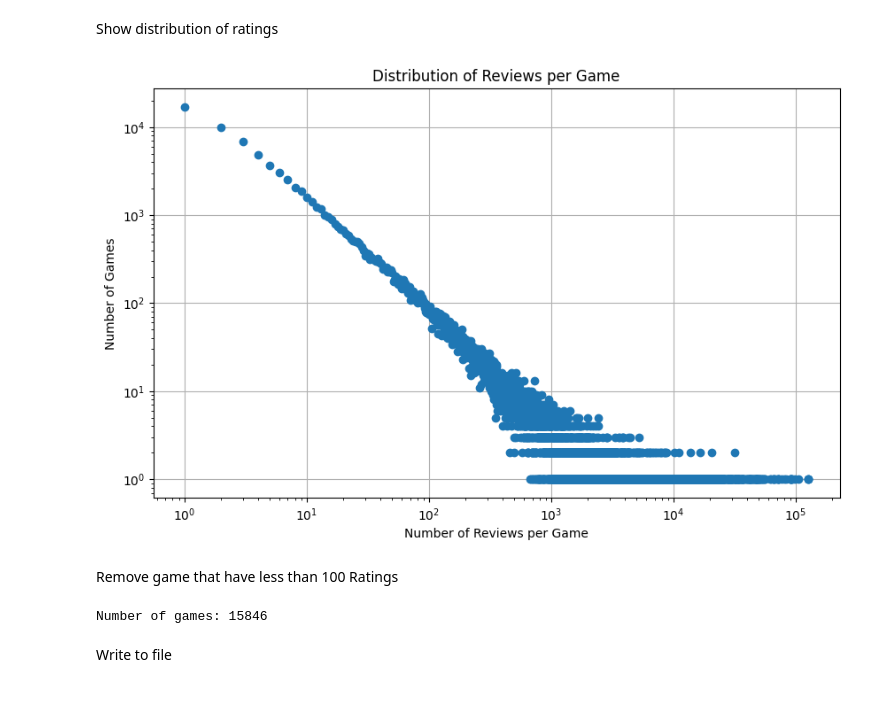
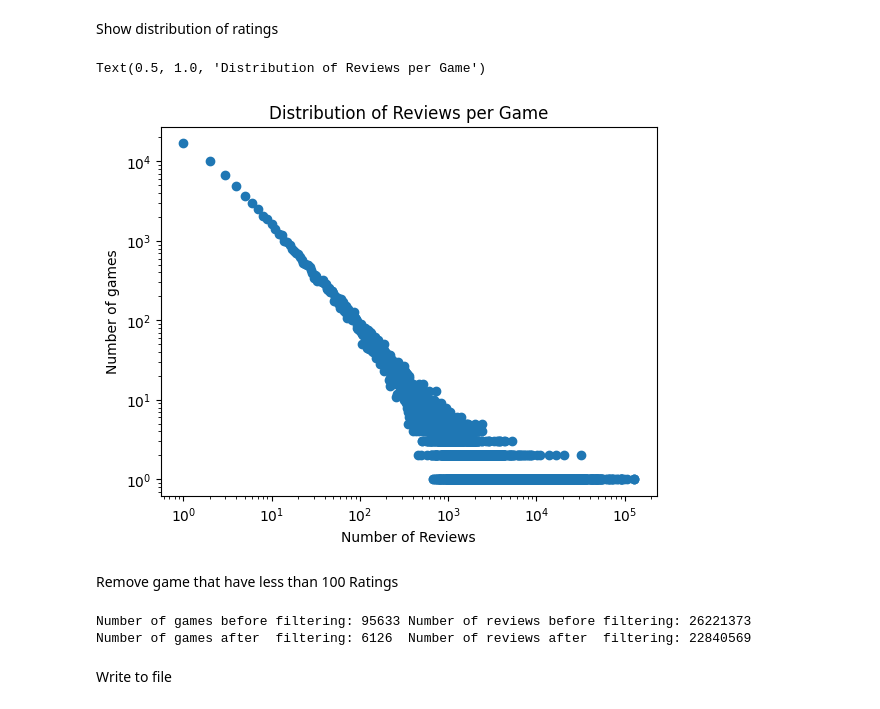
Before and after one commit to Toucan4Life/python-bgg, a Jupyter notebook: notebooks/extract data.ipynb, the cells around one changed output. Cells and saved outputs as stored; diff of their text form; code cells hidden in the pictures.

```diff
--- a/notebooks/extract data.ipynb
+++ b/notebooks/extract data.ipynb
@@ -78,37 +99,46 @@ print(extreme_raters_count.sort_values(by='extreme_rating_count', ascending=Fals
 Show distribution of ratings
 # %%
 import matplotlib.pyplot as plt
+import numpy as np
 
 # Count the number of reviews for each game
 game_review_counts = df_cleaned['bgg_id'].value_counts()
 
 # Count how many games have a specific number of reviews
-review_distribution = game_review_counts.value_counts().sort_index()
+x = game_review_counts.value_counts().sort_index()
 
-# Plot the graph
-plt.figure(figsize=(10, 6))
-plt.loglog(review_distribution.index, review_distribution.values, marker='o', linestyle='None')
+plt.loglog(x,'o')
+plt.xlabel('Number of Reviews')
+plt.ylabel('Number of games')
 plt.title('Distribution of Reviews per Game')
-plt.xlabel('Number of Reviews per Game')
-plt.ylabel('Number of Games')
-plt.grid()
-plt.show()
 # %% [output]
+Text(0.5, 1.0, 'Distribution of Reviews per Game')
-[figure, old version]
+[figure, new version]
 # %% [markdown]
 Remove game that have less than 100 Ratings
 # %%
+print("Number of games before filtering:", df_cleaned['bgg_id'].nunique(),"Number of reviews before filtering:", df_cleaned.shape[0])
+# Count reviews per user
+user_counts = df_cleaned['bgg_user_name'].value_counts()
+
+# Get users with more than 1 review
+users_to_keep = user_counts[user_counts > 1].index
+
+# Remove reviews made by users with only one review
+df_cleaned_filtered = df_cleaned[df_cleaned['bgg_user_name'].isin(users_to_keep)]
+
 # Count the number of ratings per game
-game_counts = df_cleaned['bgg_id'].value_counts()
+game_counts = df_cleaned_filtered['bgg_id'].value_counts()
 
 # Select games with at least 100 ratings
-games_to_keep = game_counts[game_counts >= 100].index
+games_to_keep = game_counts[game_counts >= 500].index
 
 # Filter the DataFrame to keep only these games
-df_cleaned_with_threshold = df_cleaned[df_cleaned['bgg_id'].isin(games_to_keep)]
-print("Number of games:", df_cleaned_with_threshold['bgg_id'].nunique())
+df_cleaned_with_threshold = df_cleaned_filtered[df_cleaned_filtered['bgg_id'].isin(games_to_keep)]
+print("Number of games after  filtering:", df_cleaned_with_threshold['bgg_id'].nunique()," Number of reviews after  filtering:", df_cleaned_with_threshold.shape[0])
 # %% [output]
-Number of games: 15846
+Number of games before filtering: 95633 Number of reviews before filtering: 26221373
+Number of games after  filtering: 6126  Number of reviews after  filtering: 22840569
 # %% [markdown]
 Write to file
 # %%
```
Also changed, not shown: parts of 3 cells of this notebook, 1 other file.
